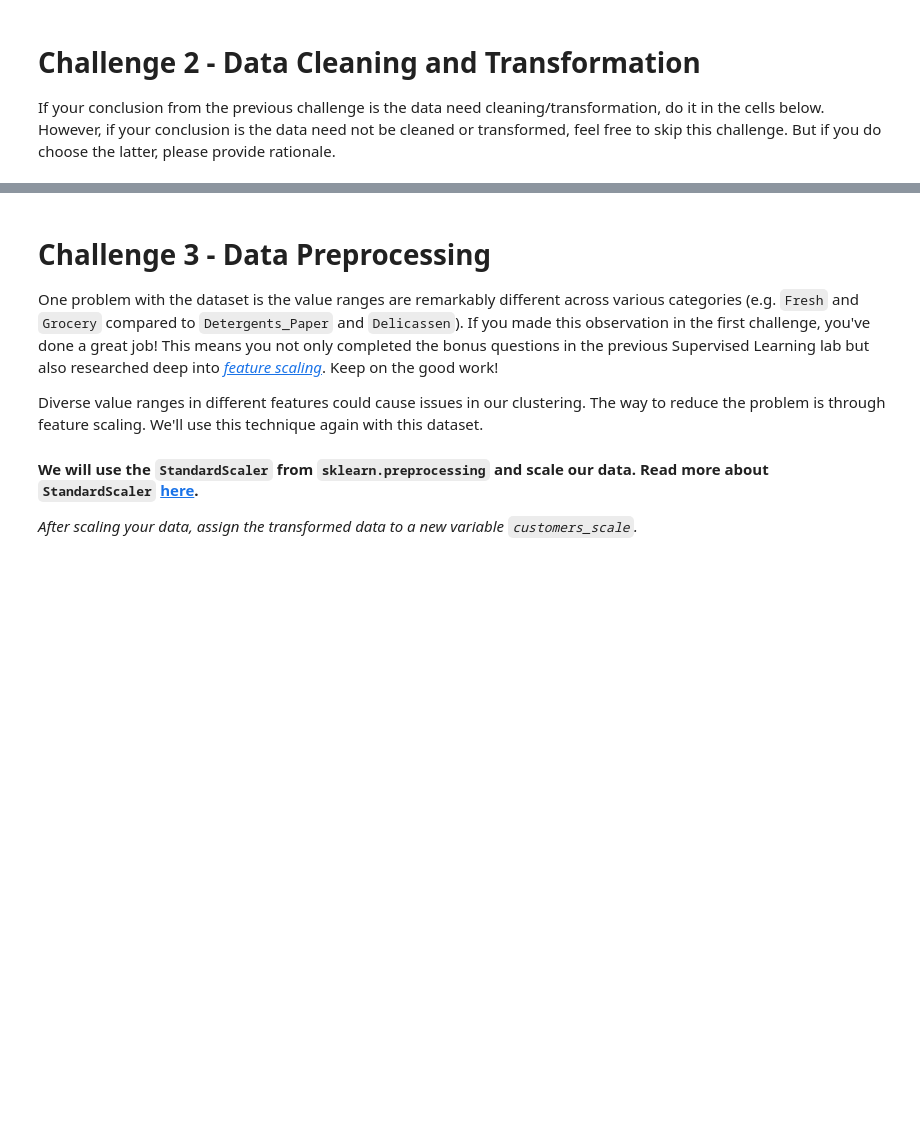
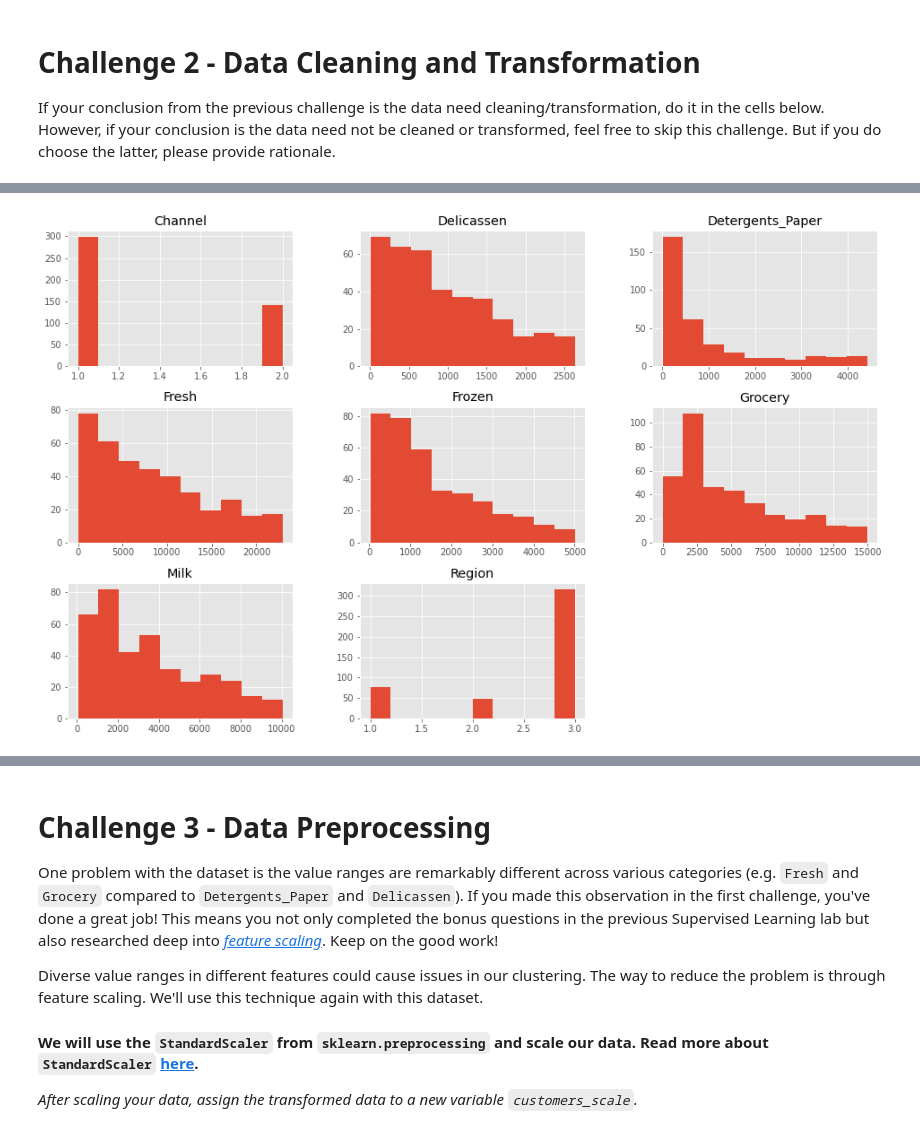
Before and after one commit to ta-data-mexpt/lab-unsupervised-learning, a Jupyter notebook: main/main.ipynb, the cells around one changed output, grey strips where cells are left out. Drawn from its saved outputs; the diff is of its cells as text; code cells hidden in the pictures; blank space fills up the shorter version.

```diff
--- a/main/main.ipynb
+++ b/main/main.ipynb
@@ -111,0 +123,4 @@ If your conclusion from the previous challenge is the data need cleaning/transfo
+# %%
+customers.hist(figsize=(10*1.618,10));
+# %% [output]
+[figure, added]
```
Also changed, not shown: parts of 18 cells of this notebook.
